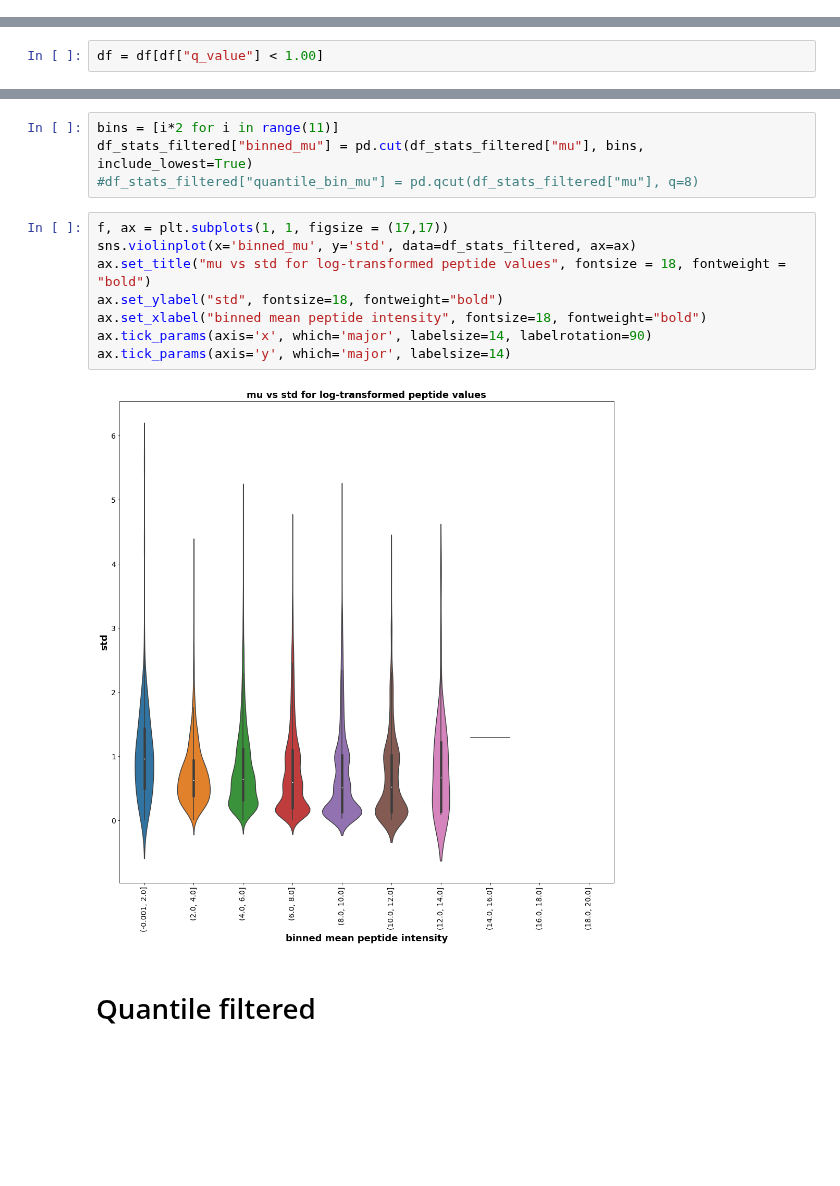
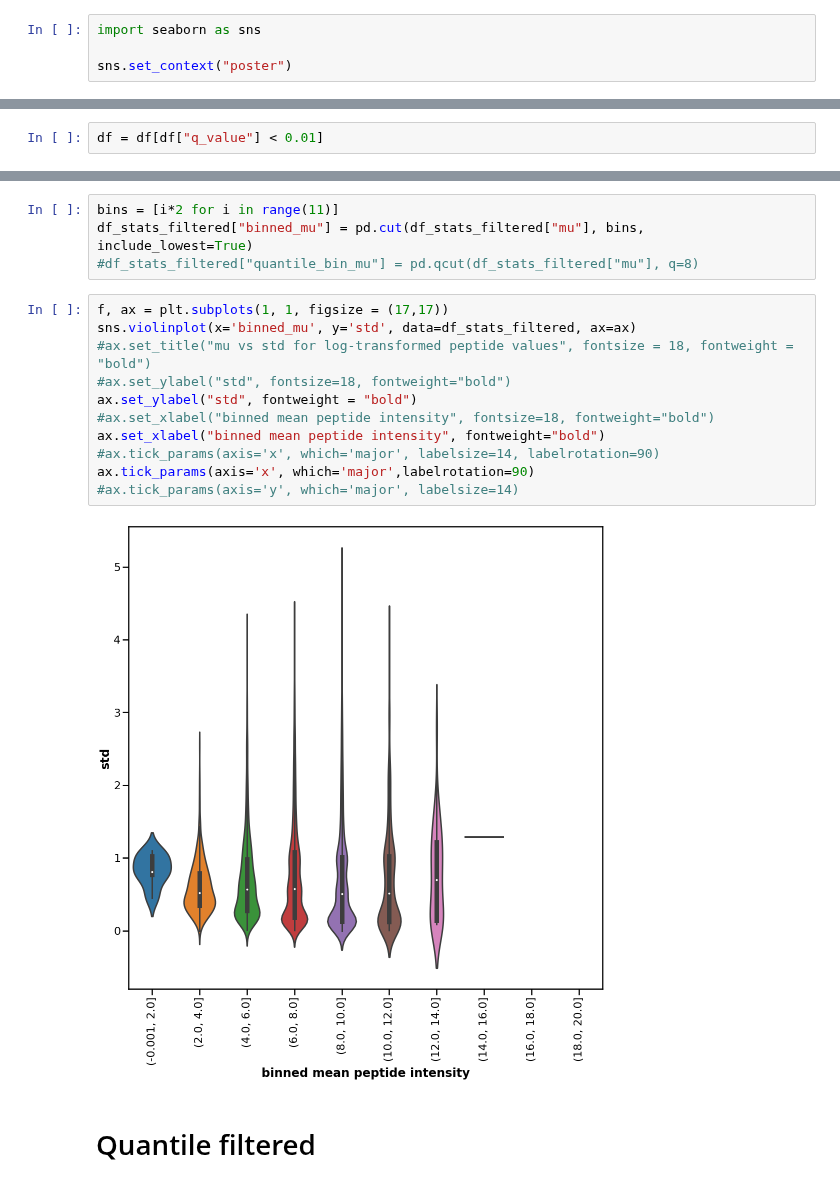
Before and after one commit to statisticalbiotechnology/dia_sum, a Jupyter notebook: result/2021-09-15_violin_and_PXD017705_library_filtering/2021-05-06-violinplot-DIANN.ipynb, the cells around one changed output, grey strips where cells are left out. Cells and saved outputs as stored; diff of their text form; blank space fills up the shorter version.

```diff
--- a/result/2021-09-15_violin_and_PXD017705_library_filtering/2021-05-06-violinplot-DIANN.ipynb
+++ b/result/2021-09-15_violin_and_PXD017705_library_filtering/2021-05-06-violinplot-DIANN.ipynb
@@ -14,6 +14,10 @@ from triqler_output_to_df import  parse_triqler
 #os.chdir("/hdd_14T/data/PXD002952/osw_res_20210303/hye124/ttof6600/32fix/full_ts_v")
 
 os.chdir("/hdd_14T/data/PXD002952/20210614_dataset/diaumpire_spectral_lib_20210706/MSFragger_20210707/diann_20210811")
+# %%
+import seaborn as sns
+
+sns.set_context("poster")
 # %%
 
 # filename has different formatting, we need to change number or implement regex.
@@ -91,6 +95,6 @@ df.q_value.max()
 # %% [output]
 0.8778716326000001
 # %%
-df = df[df["q_value"] < 1.00]
+df = df[df["q_value"] < 0.01]
 # %%
 df["intensity"] = np.log2(df["intensity"])
@@ -292,13 +305,16 @@ df_stats_filtered["binned_mu"] = pd.cut(df_stats_filtered["mu"], bins,  include_
 # %%
 f, ax = plt.subplots(1, 1, figsize = (17,17))
 sns.violinplot(x='binned_mu', y='std', data=df_stats_filtered, ax=ax)
-ax.set_title("mu vs std for log-transformed peptide values", fontsize = 18, fontweight = "bold")
-ax.set_ylabel("std", fontsize=18, fontweight="bold")
-ax.set_xlabel("binned mean peptide intensity", fontsize=18, fontweight="bold")
-ax.tick_params(axis='x', which='major', labelsize=14, labelrotation=90)
-ax.tick_params(axis='y', which='major', labelsize=14)
+#ax.set_title("mu vs std for log-transformed peptide values", fontsize = 18, fontweight = "bold")
+#ax.set_ylabel("std", fontsize=18, fontweight="bold")
+ax.set_ylabel("std", fontweight = "bold")
+#ax.set_xlabel("binned mean peptide intensity", fontsize=18, fontweight="bold")
+ax.set_xlabel("binned mean peptide intensity", fontweight="bold")
+#ax.tick_params(axis='x', which='major', labelsize=14, labelrotation=90)
+ax.tick_params(axis='x', which='major',labelrotation=90)
+#ax.tick_params(axis='y', which='major', labelsize=14)
 # %% [output]
-[figure, old version]
+[figure, new version]
 # %% [markdown]
 # Quantile filtered
 # %%
```
Also changed, not shown: parts of 14 cells of this notebook, 1 other file.
